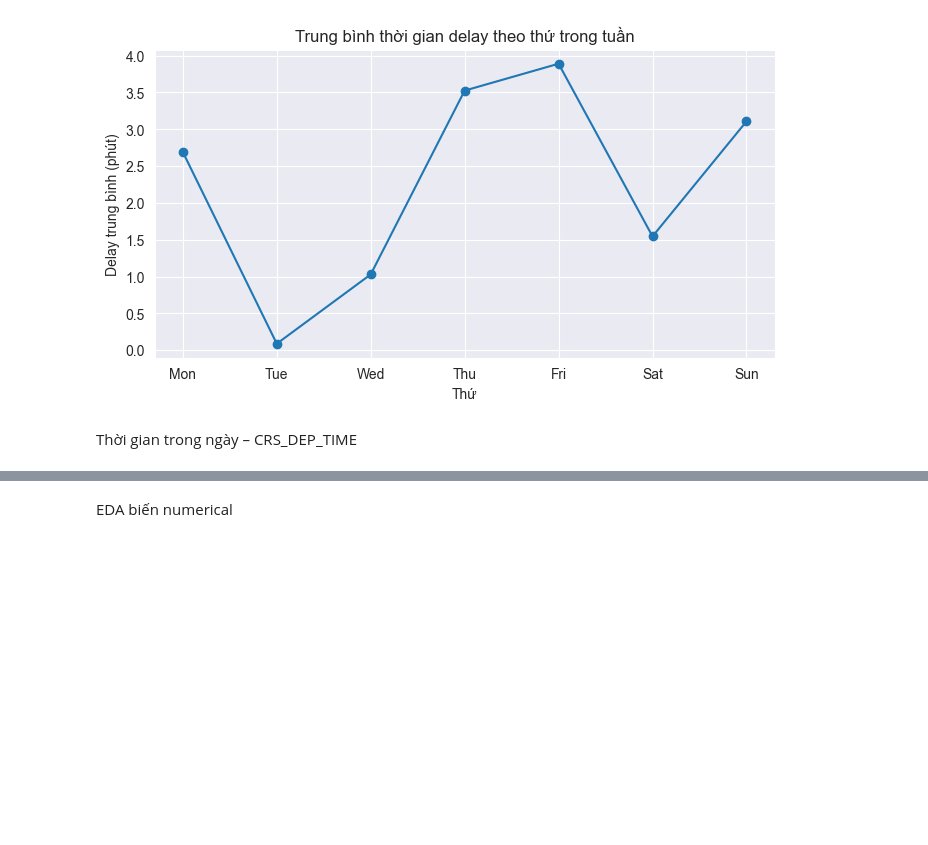
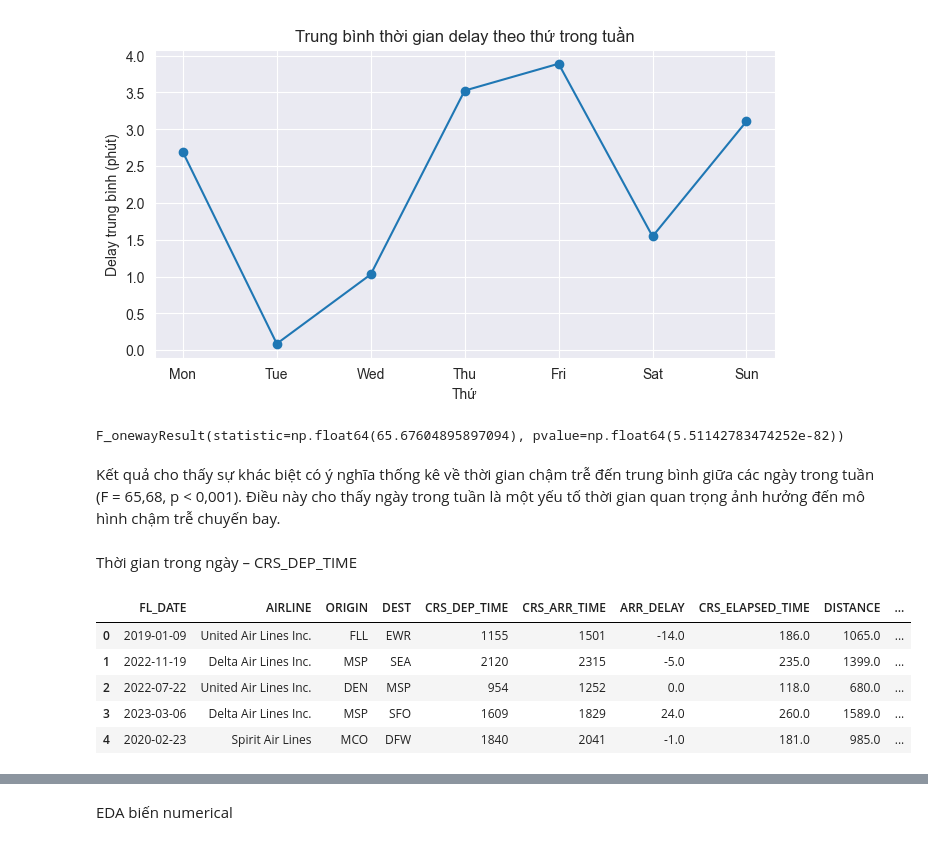
Before and after one commit to MinhPhi2504/IE313.Q12, a Jupyter notebook: flight.ipynb, the cells around one changed output, grey strips where cells are left out. Saved outputs shown, nothing was run; the diff lists cells and outputs as text; code cells hidden in the pictures; blank space fills up the shorter version.

```diff
--- a/flight.ipynb
+++ b/flight.ipynb
@@ -564,5 +605,19 @@ plt.grid(True)
 plt.show()
 # %% [output]
 [figure]
+# %%
+weekday_groups = [
+    df[(df["WEEKDAY"] == d) & (df["ARR_DELAY"] > 0)]["ARR_DELAY"].dropna()
+    for d in range(7)
+]
+
+anova_weekday = f_oneway(*weekday_groups)
+anova_weekday
+# %% [output]
+F_onewayResult(statistic=np.float64(65.67604895897094), pvalue=np.float64(5.51142783474252e-82))
+# %% [markdown]
+Kết quả cho thấy sự khác biệt có ý nghĩa thống kê về thời gian chậm trễ đến trung bình giữa các ngày trong tuần
+(F = 65,68, p < 0,001). Điều này cho thấy ngày trong tuần là một yếu tố thời gian quan trọng
+ảnh hưởng đến mô hình chậm trễ chuyến bay.
 # %% [markdown]
 Thời gian trong ngày – CRS_DEP_TIME
@@ -571 +624,10 @@ df["dep_hour"] = df["CRS_DEP_TIME"] // 100
+# %%
+df.head()
+# %% [output]
+|  | FL_DATE | AIRLINE | ORIGIN | DEST | CRS_DEP_TIME | CRS_ARR_TIME | ARR_DELAY | CRS_ELAPSED_TIME | DISTANCE | ... |
+| 0 | 2019-01-09 | United Air Lines Inc. | FLL | EWR | 1155 | 1501 | -14.0 | 186.0 | 1065.0 | ... |
+| 1 | 2022-11-19 | Delta Air Lines Inc. | MSP | SEA | 2120 | 2315 | -5.0 | 235.0 | 1399.0 | ... |
+| 2 | 2022-07-22 | United Air Lines Inc. | DEN | MSP | 954 | 1252 | 0.0 | 118.0 | 680.0 | ... |
+| 3 | 2023-03-06 | Delta Air Lines Inc. | MSP | SFO | 1609 | 1829 | 24.0 | 260.0 | 1589.0 | ... |
+| 4 | 2020-02-23 | Spirit Air Lines | MCO | DFW | 1840 | 2041 | -1.0 | 181.0 | 985.0 | ... |
 # %%
```
Also changed, not shown: parts of 25 cells of this notebook.
